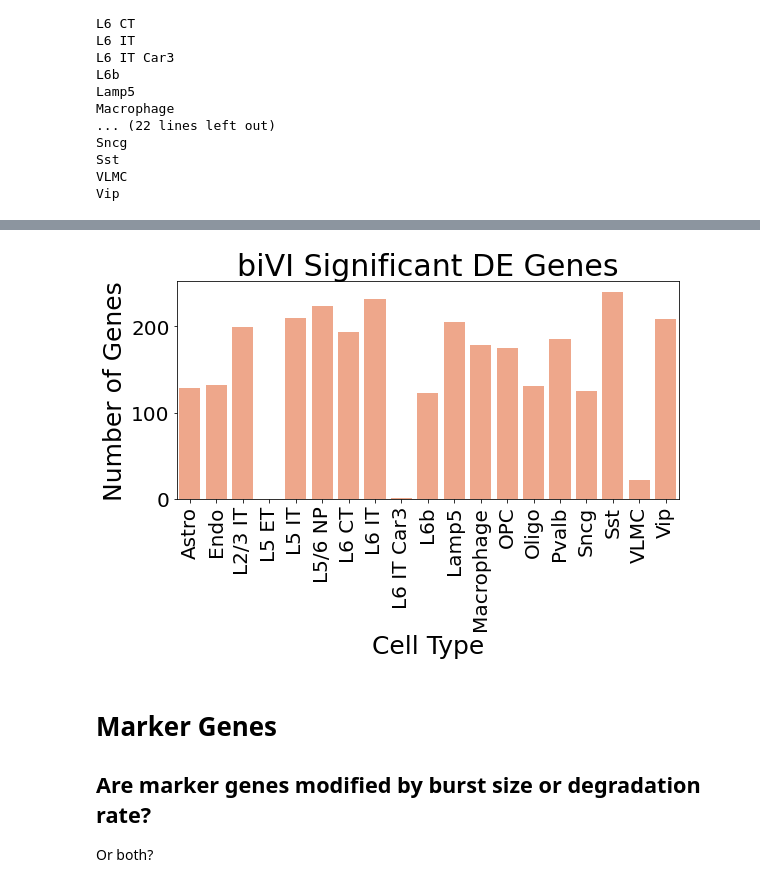
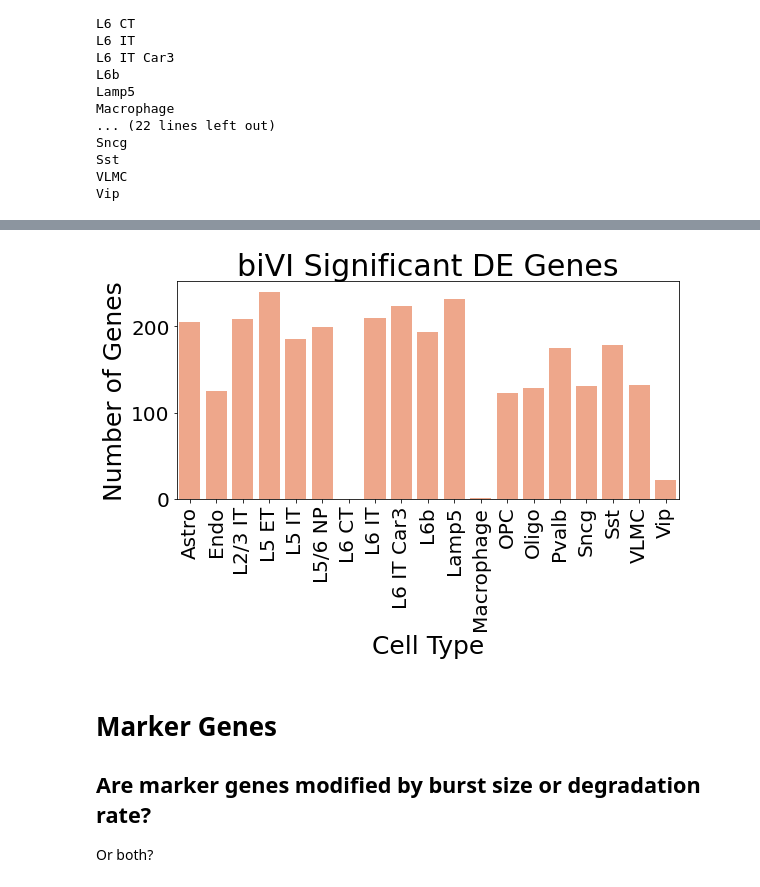
Before and after one commit to pachterlab/CGCCP_2023, a Jupyter notebook: Code/Notebooks/Analysis4_DifferentialExpression.ipynb, the cells around one changed output, grey strips where cells are left out. Cells and saved outputs as stored; diff of their text form; code cells hidden in the pictures.

```diff
--- a/Code/Notebooks/Analysis4_DifferentialExpression.ipynb
+++ b/Code/Notebooks/Analysis4_DifferentialExpression.ipynb
@@ -43,8 +43,6 @@ import scanpy as sc
 
 # stats
 from scipy.stats import ttest_ind
-# %%
-matplotlib.rcParams.update({'font.size': 28})
 # %% [markdown]
 -------
 
@@ -199,3 +197,7 @@ adata_u = adata[:,adata.var['Spliced']==0].copy()
+# %%
+unique_subclasses = ['Lamp5','Sncg','Vip','Sst','Pvalb','L2/3 IT','L5 ET','L5 IT','L5/6 NP',
+                    'L6 CT','L6 IT','L6 IT Car3','L6b','Astro','OPC','Oligo','Macrophage',
+                    'Endo','VLMC']
 # %%
 adata
 # %% [output]
@@ -203,8 +205,6 @@ View of AnnData object with n_obs × n_vars = 6417 × 4000
     obs: 'Cell Type', 'barcode', 'class_label', 'cluster_id', 'cluster_label', 'obs_names', 'subclass_label'
     var: 'Spliced', 'dispersions', 'dispersions_norm', 'gene_id', 'gene_name', 'highly_variable', 'means', 'var_names'
     layers: 'counts'
-# %%
-cluster_labels = np.unique(np.array(adata.obs['subclass_label'].unique().tolist()))
 # %% [markdown]
 --------
 
@@ -321,9 +249,9 @@ FC = 2.0
 
 
 # store significant differentially expressed genes
-sig_dict = {ct : {} for ct in cluster_labels}
+sig_dict = {ct : {} for ct in unique_subclasses}
 
-for ct in cluster_labels:
+for ct in unique_subclasses:
     b_index = (b_df_biVI[f'{ct} p-value, two-sided'] < 0.025/N) & (abs(b_df_biVI[f'{ct} fold change']) > FC)
     b_genes = list(b_df_biVI[b_index].genes)
 
@@ -354,27 +282,27 @@ for ct in cluster_labels:
 # %%
 sig_gene_plot = []
 sig_gene_scVI = 0
 sig_gene_biVI = 0
 sig_gene_overlap = 0
 
-for ct in cluster_labels:
+for ct in unique_subclasses:
     if ct != 'doublet':
         sig_gene_plot.append(len(sig_dict[ct]['biVI_genes']))
         sig_gene_biVI += len(sig_dict[ct]['biVI_genes'])
         sig_gene_scVI += len(sig_dict[ct]['scVI_genes'])
         sig_gene_overlap += len(sig_dict[ct]['overlap_genes'])
 
 plt.figure(figsize=(9,4))
 sns.barplot(x=cluster_labels,y = sig_gene_plot,
             palette = ['lightsalmon' for i in range(19)])
 plt.xticks(rotation=90);
 plt.xlabel('Cell Type',fontsize = 25)
 plt.tick_params(axis='both', which='major', labelsize=20)
 plt.title(f'biVI Significant DE Genes',fontsize = 30)
 plt.ylabel('Number of Genes',fontsize = 25);
 plt.savefig(f'../../results/{name}_figs/biVI_DE_genes.png',bbox_inches='tight')
 # %% [output]
-[figure, old version]
+[figure, new version]
 # %% [markdown]
 # Marker Genes
 
```
Also changed, not shown: parts of 19 cells of this notebook, 6 other files.
